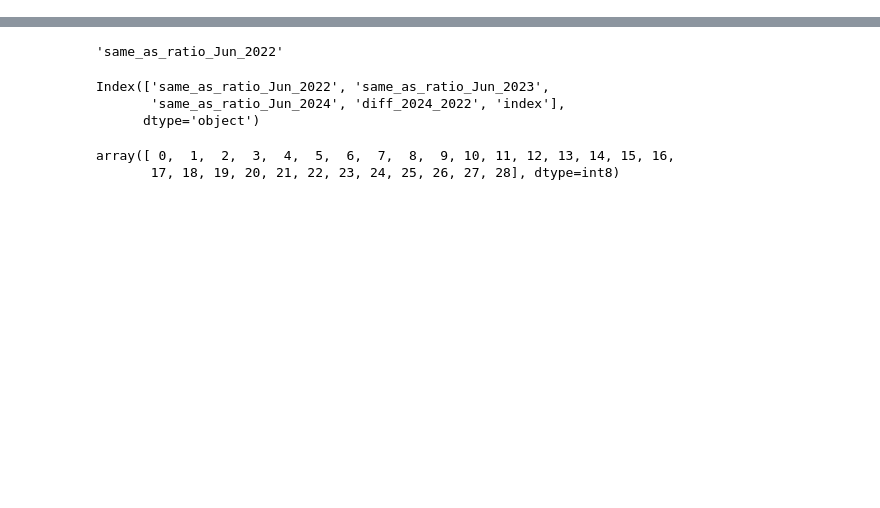
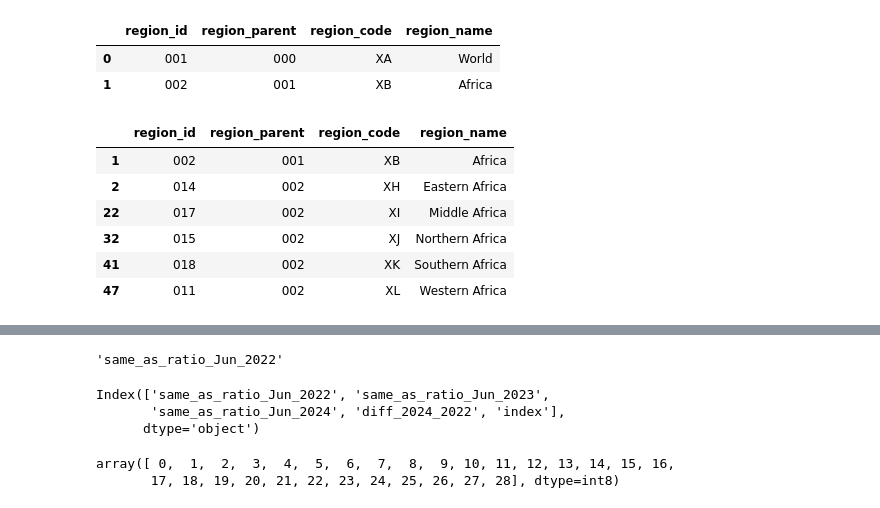
Before and after one commit to DNStories/DNStories, a Jupyter notebook: Visualize changes.ipynb, the cells around one changed output, grey strips where cells are left out. Drawn from its saved outputs; the diff is of its cells as text; code cells hidden in the pictures; blank space fills up the shorter version.

```diff
--- a/Visualize changes.ipynb
+++ b/Visualize changes.ipynb
@@ -158,3 +164,29 @@ t0
 | 27 | Polynesia | 23.05 | 15.18 | 15.64 | -7.41 |
 # %%
 t0.to_excel('All-Open-Resolver-usage-2022-to-2024.xlsx')
+# %%
+regions = pd.read_parquet('regions.parquet')
+# %%
+regions.head(2)
+# %% [output]
+|  | region_id | region_parent | region_code | region_name |
+| 0 | 001 | 000 | XA | World |
+| 1 | 002 | 001 | XB | Africa |
+# %%
+continents = regions[(regions['region_parent']=='000') | (regions['region_parent']=='001')]
+subareas = []
+for idx, row in regions[regions['region_parent']=='001'].iterrows():
+    subareas.append(
+        pd.concat([regions[regions['region_id']==row['region_id']],
+                   regions[regions['region_parent']==row['region_id']]])
+    )
+# %%
+subareas[0]
+# %% [output]
+|  | region_id | region_parent | region_code | region_name |
+| 1 | 002 | 001 | XB | Africa |
+| 2 | 014 | 002 | XH | Eastern Africa |
+| 22 | 017 | 002 | XI | Middle Africa |
+| 32 | 015 | 002 | XJ | Northern Africa |
+| 41 | 018 | 002 | XK | Southern Africa |
+| 47 | 011 | 002 | XL | Western Africa |
```
Also changed, not shown: parts of 24 cells of this notebook, 9 other files.
